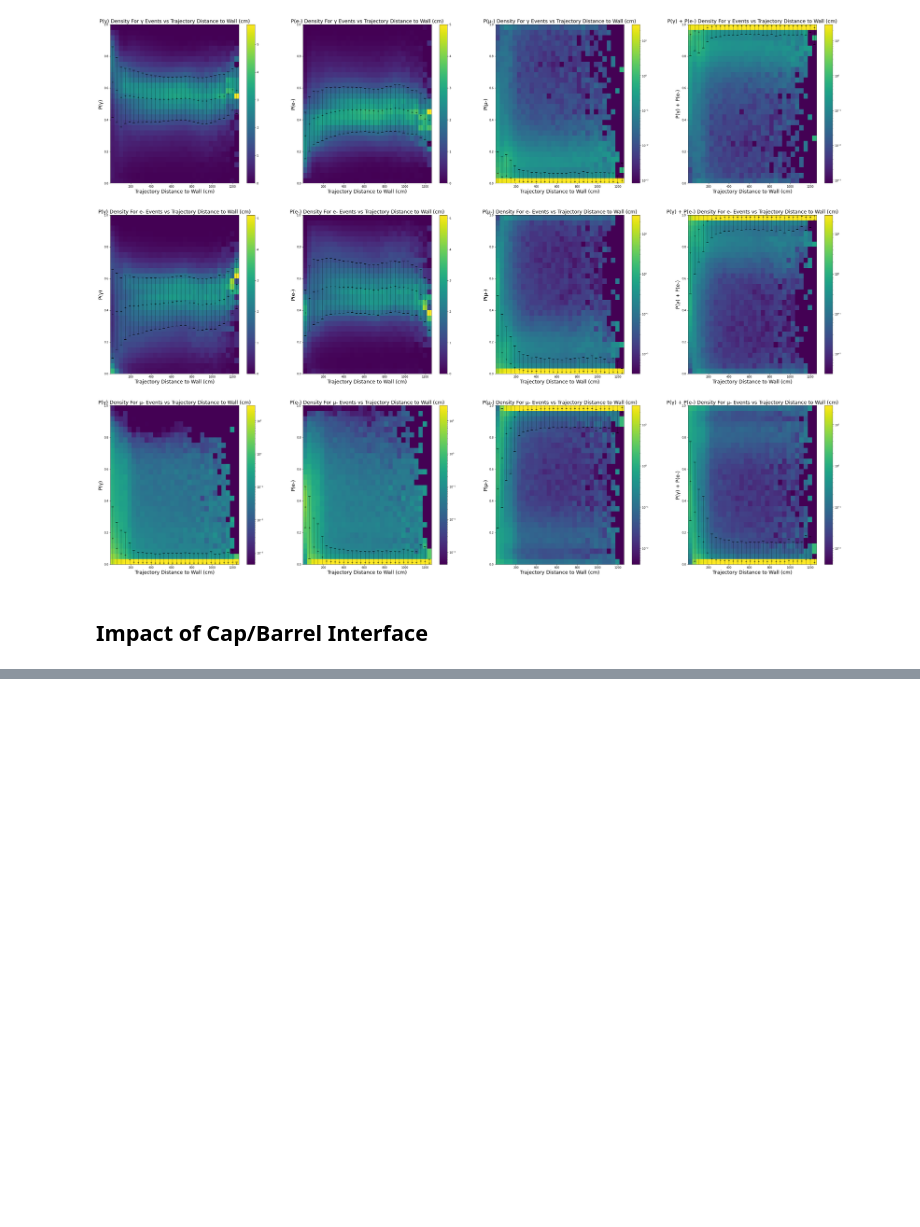
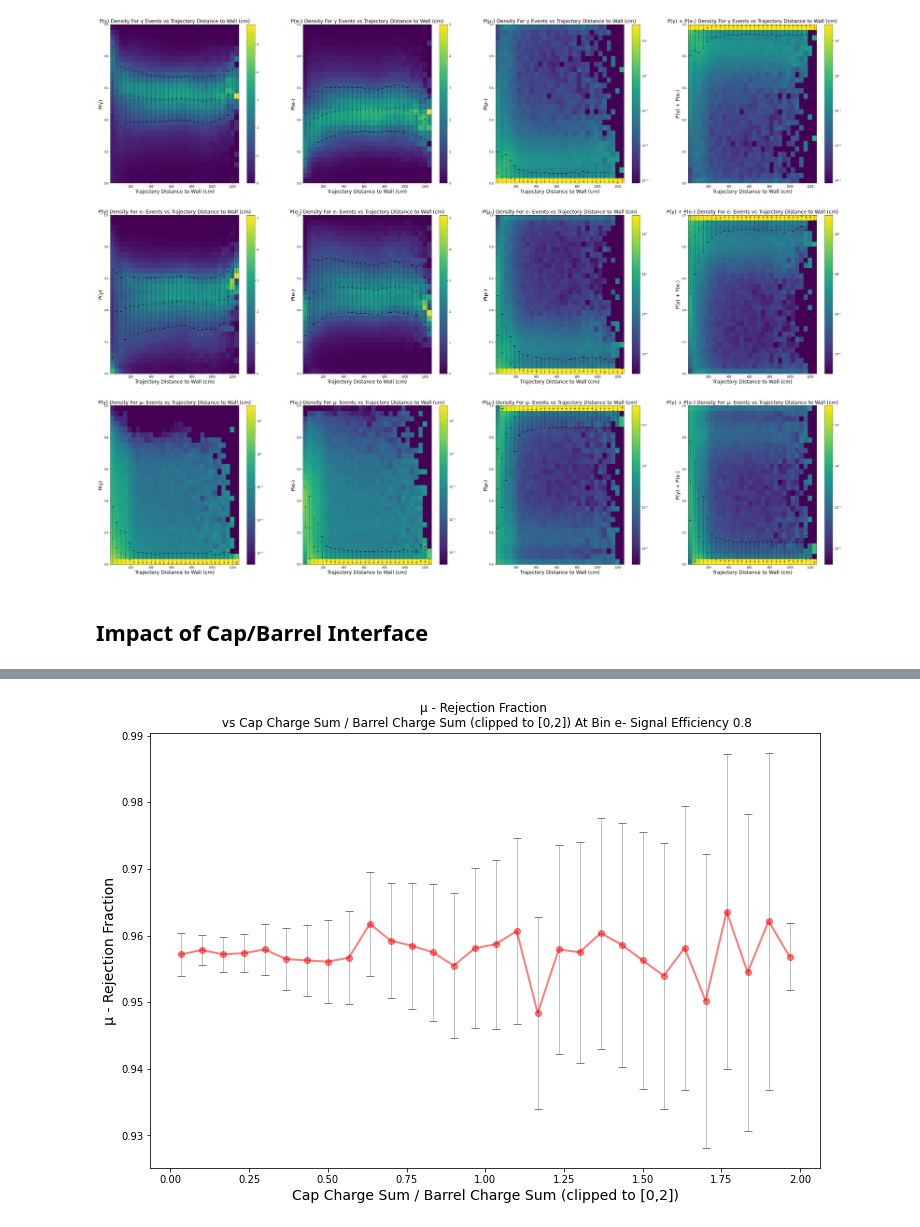
Before and after one commit to WatChMaL/CNN, a Jupyter notebook: Repeating_Classifier_Training/6. Detailed Performance Analysis.ipynb, the cells around one changed output, grey strips where cells are left out. Cells and saved outputs as stored; diff of their text form; code cells hidden in the pictures; blank space fills up the shorter version.

```diff
--- a/Repeating_Classifier_Training/6. Detailed Performance Analysis.ipynb
+++ b/Repeating_Classifier_Training/6. Detailed Performance Analysis.ipynb
@@ -794,0 +772,4 @@ KeyboardInterrupt:
+# %%
+def chunks(lst, n):
+    for i in range(0,len(lst),n):
+        yield lst[i:i+n]
@@ -794,0 +791,10 @@ KeyboardInterrupt:
+# %%
+fig,ax = plt.subplots(1,1,figsize=(12,8))
+plot_binned_performance(test_output[2]['filtered_softmaxes'],
+            test_output[2]['filtered_labels'],
+            np.clip(cap_fraction,0,2),
+            'Cap Charge Sum / Barrel Charge Sum (clipped to [0,2])',
+            0.8, 30, softmax_index_dict, 'e','mu',metric='rejection',marker='o-',color='r',ax=ax, )
+# ax.twinx().hist(cap_fraction, histtype=u'step')
+# %% [output]
+[figure, added]
```
Also changed, not shown: parts of 9 cells of this notebook, 31 other files.
